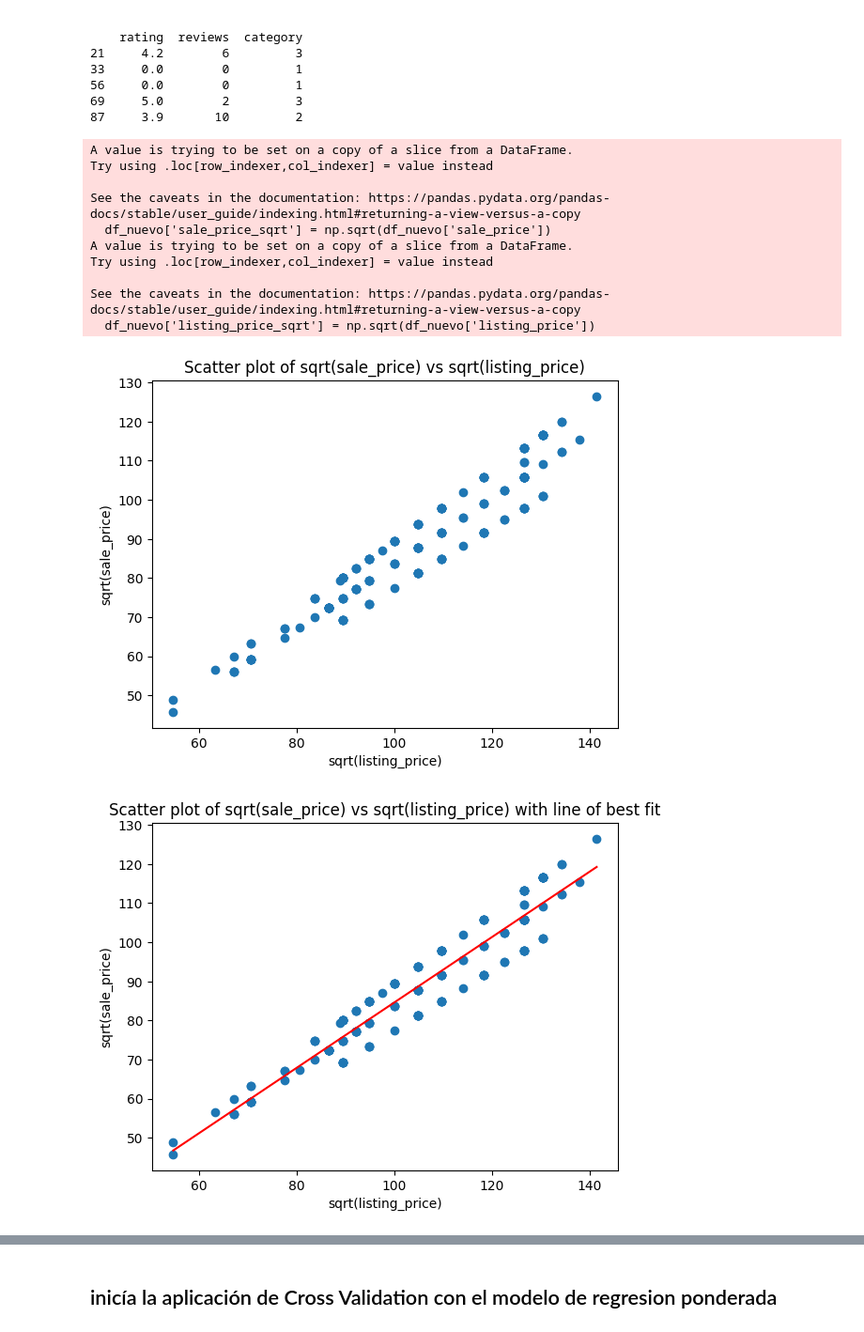
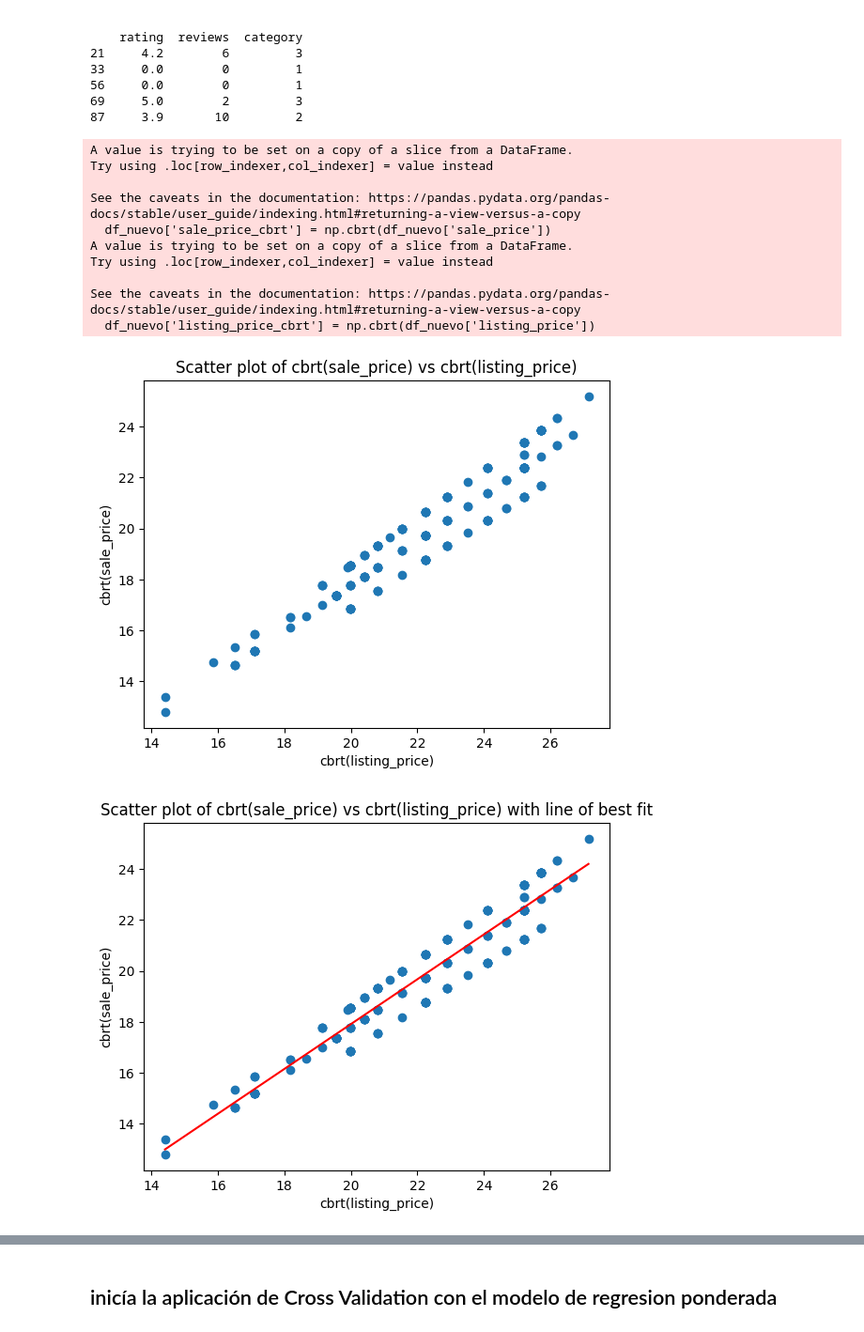
Before and after one commit to pau1ag/caso1, a Jupyter notebook: cross.ipynb, the cells around one changed output, grey strips where cells are left out. Shown: that part at 94% size. Saved outputs shown, nothing was run; the diff lists cells and outputs as text; code cells hidden in the pictures.

```diff
--- a/cross.ipynb
+++ b/cross.ipynb
@@ -136,57 +133,57 @@ import pandas as pd
 import matplotlib.pyplot as plt
 import numpy as np
 
-# Aplicar la transformación de raíz cuadrada a la variable sale_price
-df_nuevo['sale_price_sqrt'] = np.sqrt(df_nuevo['sale_price'])
+# Aplicar la transformación de raíz cúbica a la variable sale_price
+df_nuevo['sale_price_cbrt'] = np.cbrt(df_nuevo['sale_price'])
 
-# Aplicar la transformación de raíz cuadrada a la variable listing_price
-df_nuevo['listing_price_sqrt'] = np.sqrt(df_nuevo['listing_price'])
+# Aplicar la transformación de raíz cúbica a la variable listing_price
+df_nuevo['listing_price_cbrt'] = np.cbrt(df_nuevo['listing_price'])
 
 # Calcular el quartil 1 y el quartil 3 de la variable sale_price transformada
-Q1 = df_nuevo['sale_price_sqrt'].quantile(0.25)
-Q3 = df_nuevo['sale_price_sqrt'].quantile(0.75)
+Q1 = df_nuevo['sale_price_cbrt'].quantile(0.25)
+Q3 = df_nuevo['sale_price_cbrt'].quantile(0.75)
 IQR = Q3 - Q1
 
 # Calcular los límites inferior y superior para los valores atípicos
 lower_bound = Q1 - 1.5 * IQR
 upper_bound = Q3 + 1.5 * IQR
 
 # Identificar y eliminar los valores atípicos
-df_no_outliers = df_nuevo[(df_nuevo['sale_price_sqrt'] > lower_bound) & (df_nuevo['sale_price_sqrt'] < upper_bound)]
+df_no_outliers = df_nuevo[(df_nuevo['sale_price_cbrt'] > lower_bound) & (df_nuevo['sale_price_cbrt'] < upper_bound)]
 
 # Crear un gráfico de dispersión
-plt.scatter(df_no_outliers['listing_price_sqrt'], df_no_outliers['sale_price_sqrt'])
-plt.xlabel('sqrt(listing_price)')
-plt.ylabel('sqrt(sale_price)')
-plt.title('Scatter plot of sqrt(sale_price) vs sqrt(listing_price)')
+plt.scatter(df_no_outliers['listing_price_cbrt'], df_no_outliers['sale_price_cbrt'])
+plt.xlabel('cbrt(listing_price)')
+plt.ylabel('cbrt(sale_price)')
+plt.title('Scatter plot of cbrt(sale_price) vs cbrt(listing_price)')
 plt.show()
 
 # Realizar la regresión lineal
-slope, intercept = np.polyfit(df_no_outliers['listing_price_sqrt'], df_no_outliers['sale_price_sqrt'], 1)
+slope, intercept = np.polyfit(df_no_outliers['listing_price_cbrt'], df_no_outliers['sale_price_cbrt'], 1)
 
 # Crear una línea de mejor ajuste
-x_values = np.linspace(df_no_outliers['listing_price_sqrt'].min(), df_no_outliers['listing_price_sqrt'].max(), 100)
+x_values = np.linspace(df_no_outliers['listing_price_cbrt'].min(), df_no_outliers['listing_price_cbrt'].max(), 100)
 y_values = slope * x_values + intercept
 
 # Graficar la línea de mejor ajuste
-plt.scatter(df_no_outliers['listing_price_sqrt'], df_no_outliers['sale_price_sqrt'])
+plt.scatter(df_no_outliers['listing_price_cbrt'], df_no_outliers['sale_price_cbrt'])
 plt.plot(x_values, y_values, color='red')
-plt.xlabel('sqrt(listing_price)')
-plt.ylabel('sqrt(sale_price)')
-plt.title('Scatter plot of sqrt(sale_price) vs sqrt(listing_price) with line of best fit')
+plt.xlabel('cbrt(listing_price)')
+plt.ylabel('cbrt(sale_price)')
+plt.title('Scatter plot of cbrt(sale_price) vs cbrt(listing_price) with line of best fit')
 plt.show()
 # %% [output]
 A value is trying to be set on a copy of a slice from a DataFrame.
 Try using .loc[row_indexer,col_indexer] = value instead
 
 See the caveats in the documentation: https://pandas.pydata.org/pandas-docs/stable/user_guide/indexing.html#returning-a-view-versus-a-copy
-  df_nuevo['sale_price_sqrt'] = np.sqrt(df_nuevo['sale_price'])
+  df_nuevo['sale_price_cbrt'] = np.cbrt(df_nuevo['sale_price'])
 A value is trying to be set on a copy of a slice from a DataFrame.
 Try using .loc[row_indexer,col_indexer] = value instead
 
 See the caveats in the documentation: https://pandas.pydata.org/pandas-docs/stable/user_guide/indexing.html#returning-a-view-versus-a-copy
-  df_nuevo['listing_price_sqrt'] = np.sqrt(df_nuevo['listing_price'])
+  df_nuevo['listing_price_cbrt'] = np.cbrt(df_nuevo['listing_price'])
-[figure, old version]
+[figure, new version]
-[figure, old version]
+[figure, new version]
 # %%
 # Definir las variables independientes y la variable dependiente
```
Also changed, not shown: parts of 3 cells of this notebook.
